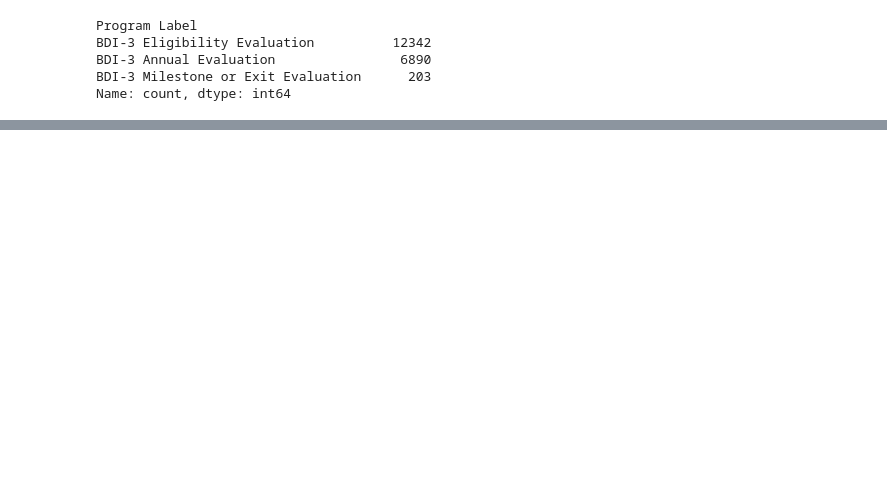
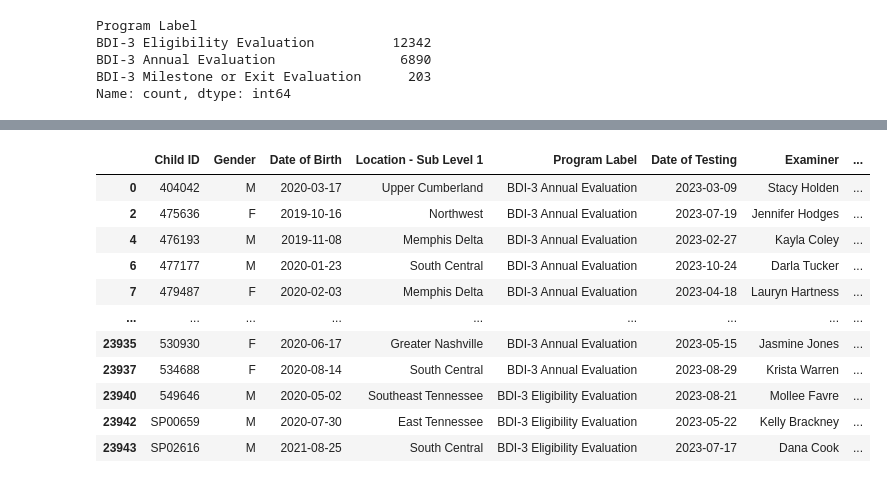
Before and after one commit to NSS-Data-Analytics-Cohort-10/teis-labracoders, a Jupyter notebook: notebooks/eda.ipynb, the cells around one changed output, grey strips where cells are left out. Saved outputs shown, nothing was run; the diff lists cells and outputs as text; code cells hidden in the pictures; blank space fills up the shorter version.

```diff
--- a/notebooks/eda.ipynb
+++ b/notebooks/eda.ipynb
@@ -59,0 +79,12 @@ Name: Adaptive Percentile Rank, Length: 19435, dtype: object
+# %%
+for column in evals.columns:
+    if 'Percentile Rank' in column:
+        evals[column] = clean(column)
+# %%
+for column in evals.columns:
+    if 'NCE' in column:
+        evals[column] = clean(column)
+# %%
+for column in evals.columns:
+    if ' PR' in column:
+        evals[column] = clean(column)
@@ -60,3 +93,5 @@ Name: Adaptive Percentile Rank, Length: 19435, dtype: object
+# %%
+evals['Age at Testing'] = ((evals['Date of Testing'] - evals['Date of Birth']).dt.days) / 365
 # %%
 evals.value_counts('Program Label')
 # %% [output]
@@ -89,0 +106,72 @@ Name: count, dtype: int64
+# %%
+domain_keys = [
+    'Child ID',
+    'Gender',
+    'Date of Birth',
+    'Location - Sub Level 1',
+    'Program Label',
+    'Date of Testing',
+    'Examiner',
+    'Adaptive Sum of Scaled Scores',
+    'Adaptive Developmental Quotient',
+    'Adaptive Percentile Rank',
+    'Adaptive 95% Confidence Interval',
+    'Adaptive RDI',
+    'Adaptive Z-Score',
+    'Adaptive T-Score',
+    'Adaptive NCE',
+    'Social-Emotional Sum of Scaled Scores',
+    'Social-Emotional Developmental Quotient',
+    'Social-Emotional Percentile Rank',
+    'Social-Emotional 95% Confidence Interval',
+    'Social-Emotional RDI',
+    'Social-Emotional Z-Score',
+    'Social-Emotional T-Score',
+    'Social-Emotional NCE',
+    'Communication Sum of Scaled Scores',
+    'Communication Developmental Quotient',
+    'Communication Percentile Rank',
+    'Communication 95% Confidence Interval',
+    'Communication RDI',
+    'Communication Z-Score',
+    'Communication T-Score',
+    'Communication NCE',
+    'Motor Sum of Scaled Scores',
+    'Motor Developmental Quotient',
+    'Motor Percentile Rank',
+    'Motor 95% Confidence Interval',
+    'Motor RDI',
+    'Motor Z-Score',
+    'Motor T-Score',
+    'Motor NCE',
+    'Cognitive Sum of Scaled Scores',
+    'Cognitive Developmental Quotient',
+    'Cognitive Percentile Rank',
+    'Cognitive 95% Confidence Interval',
+    'Cognitive RDI',
+    'Cognitive Z-Score',
+    'Cognitive T-Score',
+    'Cognitive NCE',
+    'BDI-3 Total Sum of Scaled Scores',
+    'BDI-3 Total Developmental Quotient',
+    'BDI-3 Total Percentile Rank',
+    'BDI-3 Total 90% Confidence Interval',
+    'BDI-3 Total 95% Confidence Interval',
+    'BDI-3 Total Z-Score',
+    'BDI-3 Total T-Score',
+    'BDI-3 Total NCE']
+domain_level_scores = evals.loc[:, evals.columns.isin(domain_keys)]
+domain_level_scores
+# %% [output]
+|  | Child ID | Gender | Date of Birth | Location - Sub Level 1 | Program Label | Date of Testing | Examiner | ... |
+| 0 | 404042 | M | 2020-03-17 | Upper Cumberland | BDI-3 Annual Evaluation | 2023-03-09 | Stacy Holden | ... |
+| 2 | 475636 | F | 2019-10-16 | Northwest | BDI-3 Annual Evaluation | 2023-07-19 | Jennifer Hodges | ... |
+| 4 | 476193 | M | 2019-11-08 | Memphis Delta | BDI-3 Annual Evaluation | 2023-02-27 | Kayla Coley | ... |
+| 6 | 477177 | M | 2020-01-23 | South Central | BDI-3 Annual Evaluation | 2023-10-24 | Darla Tucker | ... |
+| 7 | 479487 | F | 2020-02-03 | Memphis Delta | BDI-3 Annual Evaluation | 2023-04-18 | Lauryn Hartness | ... |
+| ... | ... | ... | ... | ... | ... | ... | ... | ... |
+| 23935 | 530930 | F | 2020-06-17 | Greater Nashville | BDI-3 Annual Evaluation | 2023-05-15 | Jasmine Jones | ... |
+| 23937 | 534688 | F | 2020-08-14 | South Central | BDI-3 Annual Evaluation | 2023-08-29 | Krista Warren | ... |
+| 23940 | 549646 | M | 2020-05-02 | Southeast Tennessee | BDI-3 Eligibility Evaluation | 2023-08-21 | Mollee Favre | ... |
+| 23942 | SP00659 | M | 2020-07-30 | East Tennessee | BDI-3 Eligibility Evaluation | 2023-05-22 | Kelly Brackney | ... |
+| 23943 | SP02616 | M | 2021-08-25 | South Central | BDI-3 Eligibility Evaluation | 2023-07-17 | Dana Cook | ... |
```
Also changed, not shown: parts of 12 cells of this notebook, 1 other file.
